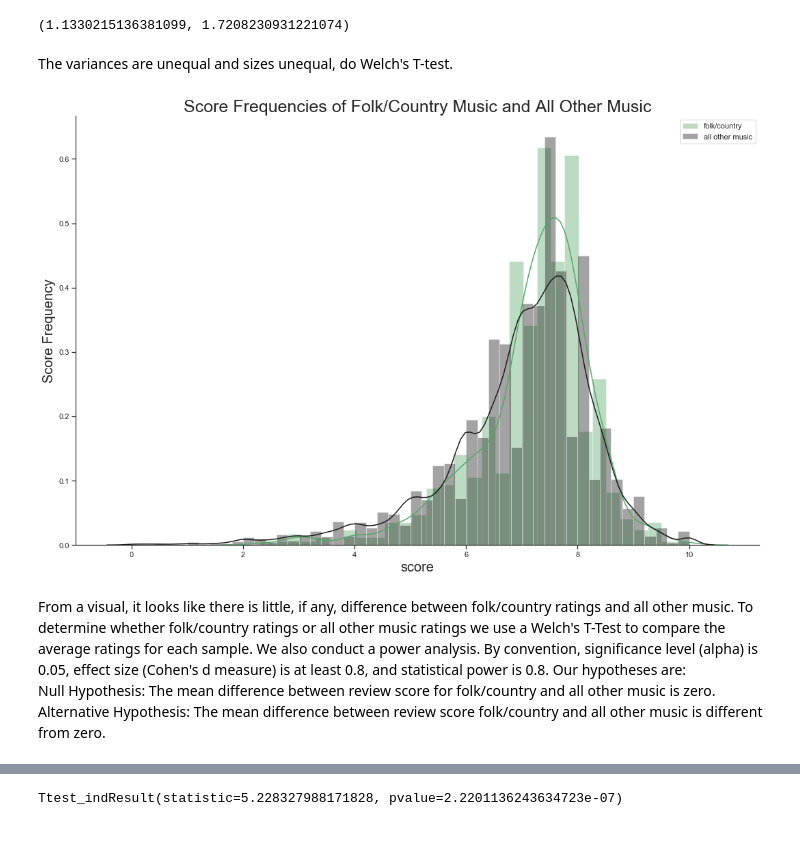
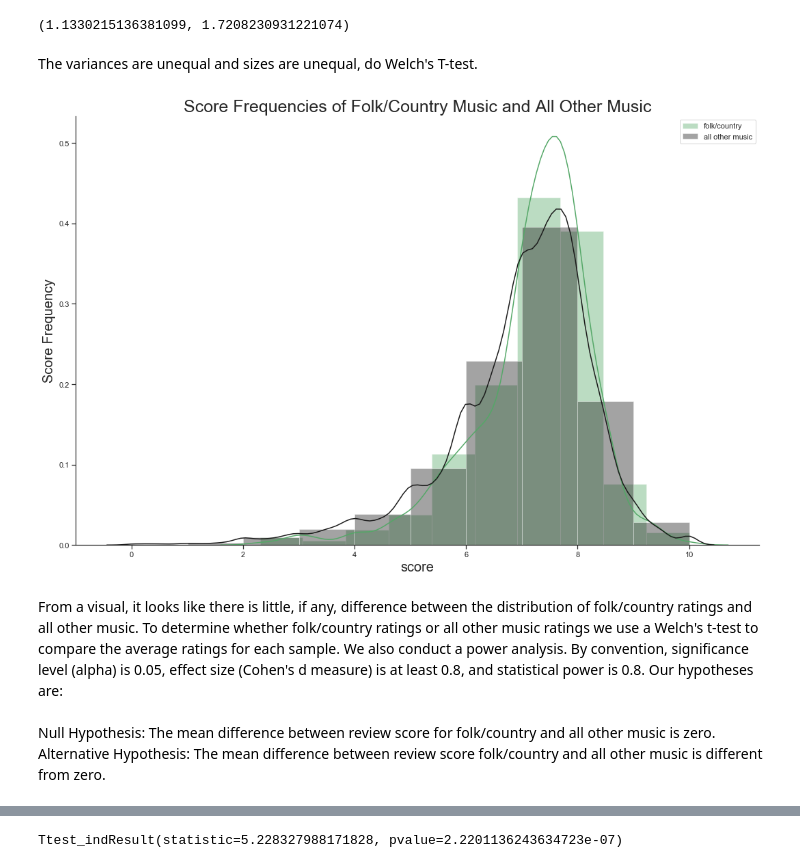
Before and after one commit to tsgreenwood-flatiron-data-science/mod2_final_project, a Jupyter notebook: folkenstein.ipynb, the cells around one changed output, grey strips where cells are left out. Drawn from its saved outputs; the diff is of its cells as text; code cells hidden in the pictures; blank space fills up the shorter version.

```diff
--- a/folkenstein.ipynb
+++ b/folkenstein.ipynb
@@ -324,23 +335,23 @@ fc_var[0], og_var[0]
 # %% [output]
 (1.1330215136381099, 1.7208230931221074)
 # %% [markdown]
-The variances are unequal and sizes unequal, do Welch's T-test.
+The variances are unequal and sizes are unequal, do Welch's T-test.
 # %%
 sns.set()
 plt.figure(figsize=(15,10))
 sns.set_style("white", {"xtick.bottom":True, "ytick.left":True})
 plt.xlabel('Score', fontsize='20')
 plt.ylabel('Score Frequency', fontsize='20')
 plt.title('Score Frequencies of Folk/Country Music and All Other Music', fontsize='25')
-sns.distplot(folk_scores['score'], color='g', label='folk/country')
-sns.distplot(og_df['score'], color='k', label='all other music')
+sns.distplot(folk_scores['score'], color='g', bins=10, label='folk/country')
+sns.distplot(og_df['score'], color='k', bins=10, label='all other music')
 sns.despine()
 plt.tight_layout()
 plt.legend()
 plt.show();
 # %% [output]
-[figure, old version]
+[figure, new version]
 # %% [markdown]
-From a visual, it looks like there is little, if any, difference between folk/country ratings and all other music. To determine whether folk/country ratings or all other music ratings we use a Welch's T-Test to compare the average ratings for each sample. We also conduct a power analysis. By convention, significance level (alpha) is 0.05, effect size (Cohen's d measure) is at least 0.8, and statistical power is 0.8. Our hypotheses are: <br>
+From a visual, it looks like there is little, if any, difference between the distribution of folk/country ratings and all other music. To determine whether folk/country ratings or all other music ratings we use a Welch's t-test to compare the average ratings for each sample. We also conduct a power analysis. By convention, significance level (alpha) is 0.05, effect size (Cohen's d measure) is at least 0.8, and statistical power is 0.8. Our hypotheses are: <br> <br>
 Null Hypothesis: The mean difference between review score for folk/country and all other music is zero. <br>
 Alternative Hypothesis: The mean difference between review score folk/country and all other music is different from zero. <br>
```
Also changed, not shown: parts of 96 cells of this notebook, 1 other file.
